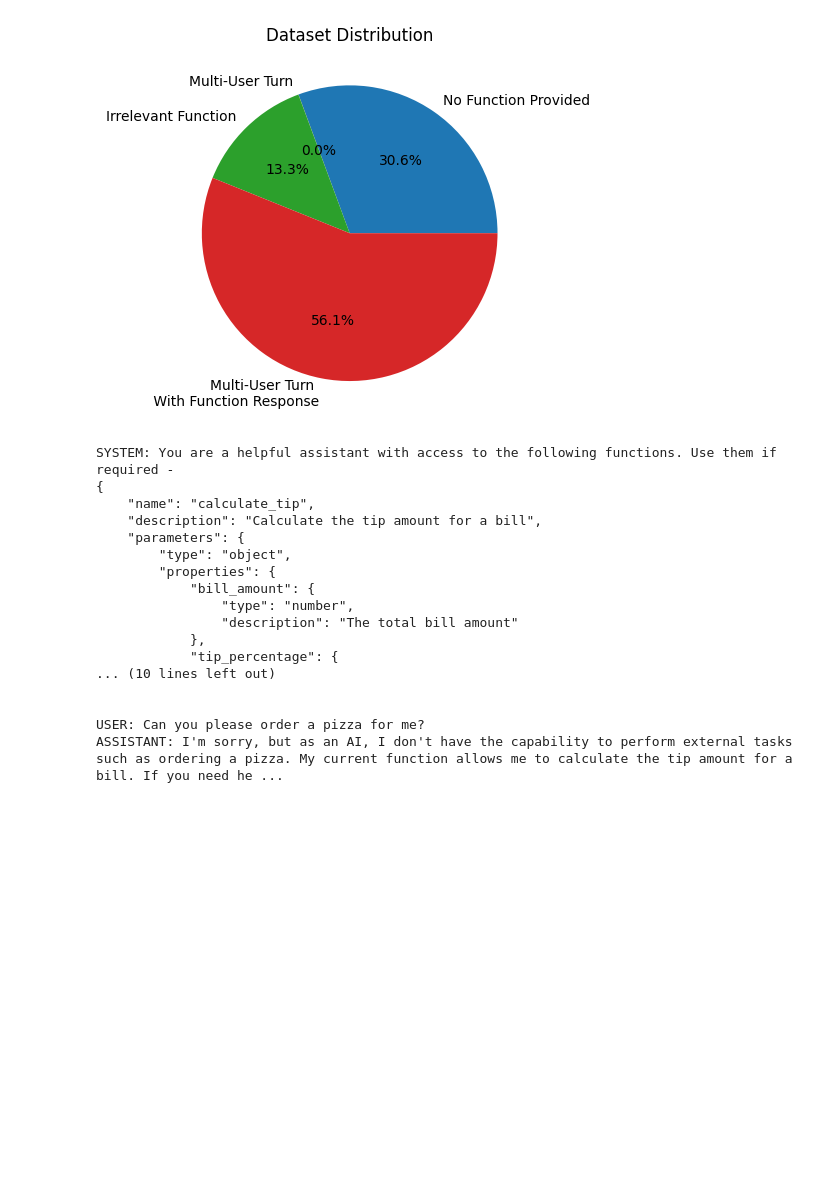
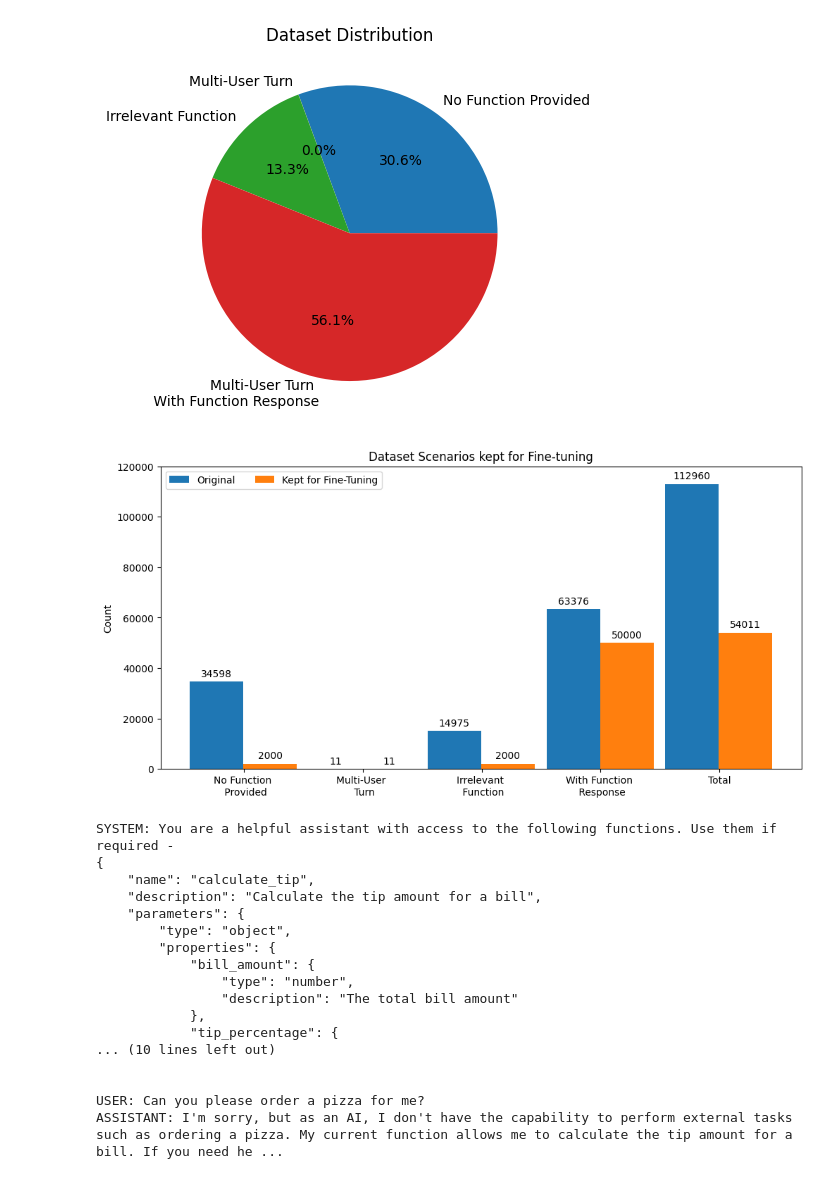
Before and after one commit to SauravP97/llms-from-scratch, a Jupyter notebook: function_gemma/data_prep.ipynb, the cells around one changed output. Saved outputs shown, nothing was run; the diff lists cells and outputs as text; code cells hidden in the pictures; blank space fills up the shorter version.

```diff
--- a/function_gemma/data_prep.ipynb
+++ b/function_gemma/data_prep.ipynb
@@ -130,6 +150,39 @@ plt.title("Dataset Distribution")
 plt.show()
 # %% [output]
 [figure]
+# %%
+import matplotlib.pyplot as plt
+import numpy as np
+
+species = ('No Function \n Provided', 'Multi-User \n Turn', 'Irrelevant \n Function', 'With Function \n Response', 'Total')
+
+penguin_means = {
+    'Original': (34598, 11, 14975, 63376, 112960),
+    'Kept for Fine-Tuning': (2000, 11, 2000, 50000, 54011),
+}
+
+x = np.arange(len(species))  # the label locations
+width = 0.45  # the width of the bars
+multiplier = 0
+
+fig, ax = plt.subplots(layout='constrained', figsize=(10, 5))
+
+for attribute, measurement in penguin_means.items():
+    offset = width * multiplier
+    rects = ax.bar(x + offset, measurement, width, label=attribute)
+    ax.bar_label(rects, padding=3)
+    multiplier += 1
+
+# Add some text for labels, title and custom x-axis tick labels, etc.
+ax.set_ylabel('Count')
+ax.set_title('Dataset Scenarios kept for Fine-tuning')
+ax.set_xticks(x + width - 0.22, species)
+ax.legend(loc='upper left', ncols=2)
+ax.set_ylim(0, 120000)
+
+plt.show()
+# %% [output]
+[figure, added]
 # %%
 print(irrelevant_function_prompt[8000])
 # %% [output]
```
Also changed, not shown: parts of 1 cell of this notebook, 9 other files.
